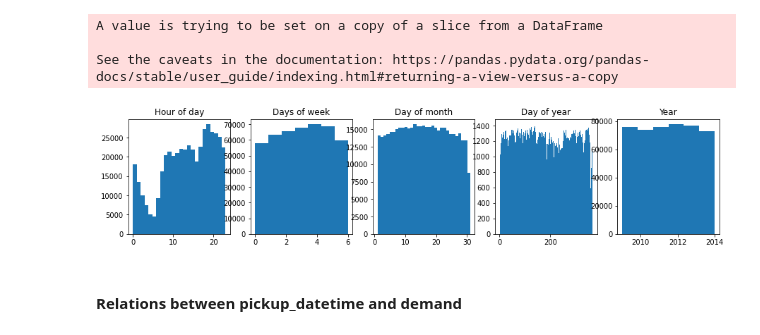
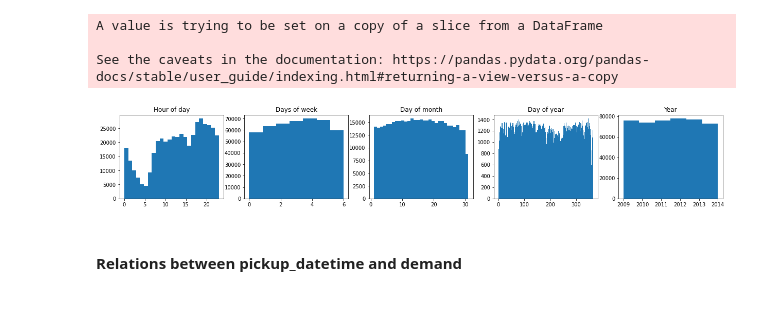
Before and after one commit to estevaovukelic/Regressions, a Jupyter notebook: New_York_City_Taxi_Fare_Prediction.ipynb, the cells around one changed output. Drawn from its saved outputs; the diff is of its cells as text; code cells hidden in the pictures; blank space fills up the shorter version.

```diff
--- a/New_York_City_Taxi_Fare_Prediction.ipynb
+++ b/New_York_City_Taxi_Fare_Prediction.ipynb
@@ -556,20 +556,20 @@ A value is trying to be set on a copy of a slice from a DataFrame
 
 See the caveats in the documentation: https://pandas.pydata.org/pandas-docs/stable/user_guide/indexing.html#returning-a-view-versus-a-copy
 # %%
-fig, ax = plt.subplots(1, 5, figsize = (15,3))
+fig, ax = plt.subplots(1, 5, figsize = (21,3))
 train_not_2015 = train[train['year'] < 2015]
 ax[0].set_title('Hour of day')
 ax[0].hist(train_not_2015['hour_of_day'], bins = 24)
 ax[1].set_title('Days of week')
 ax[1].hist(train_not_2015['day_of_week'], bins = 7)
 ax[2].set_title('Day of month')
 ax[2].hist(train_not_2015['day_of_month'], bins = 31)
 ax[3].set_title('Day of year')
 ax[3].hist(train_not_2015['day_of_year'], bins = 365)
 ax[4].set_title('Year')
 ax[4].hist(train_not_2015['year'], bins = 6);
 # %% [output]
-[figure, old version]
+[figure, new version]
 # %% [markdown]
 #### Relations between pickup_datetime and demand
 # %%
```
Also changed, not shown: parts of 36 cells of this notebook.
